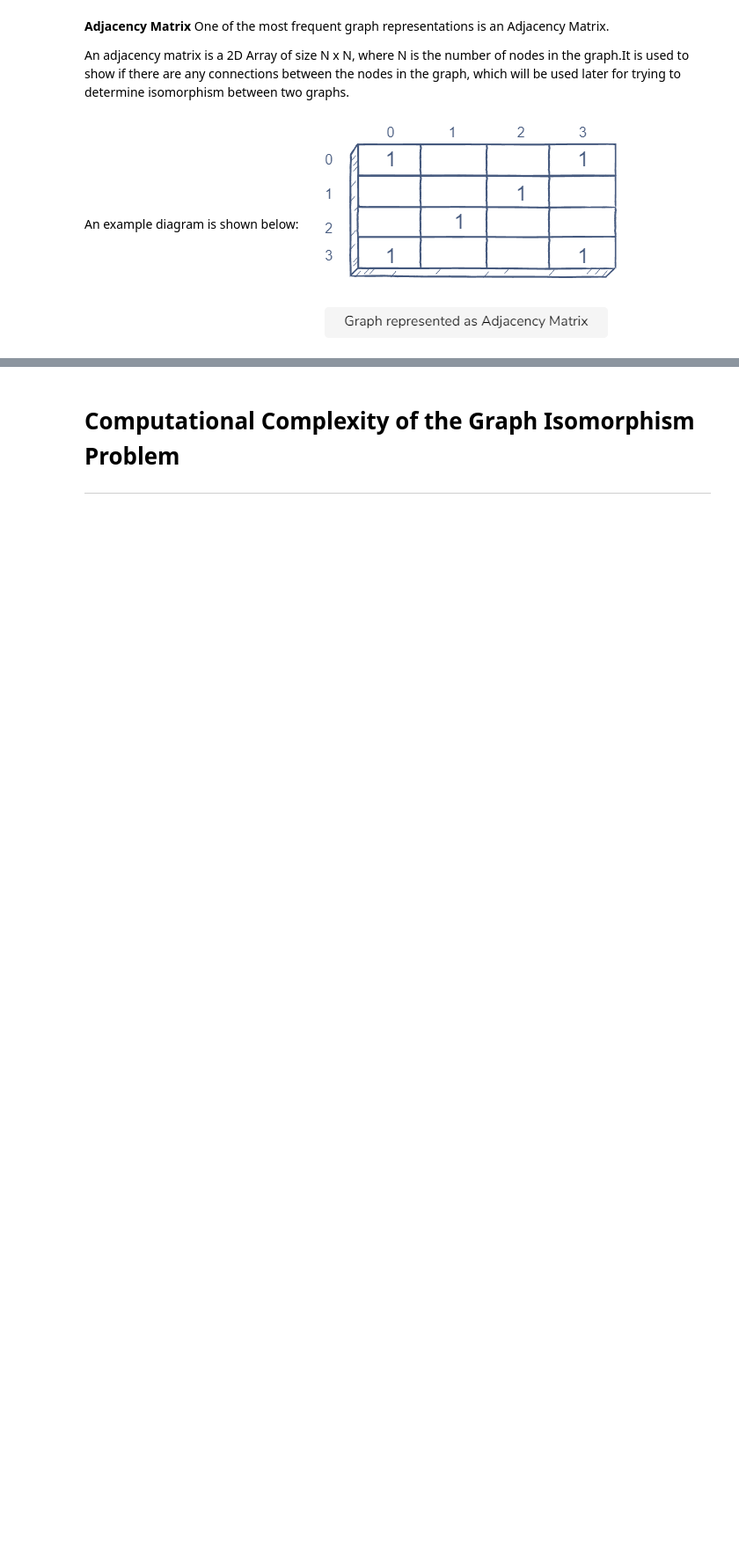
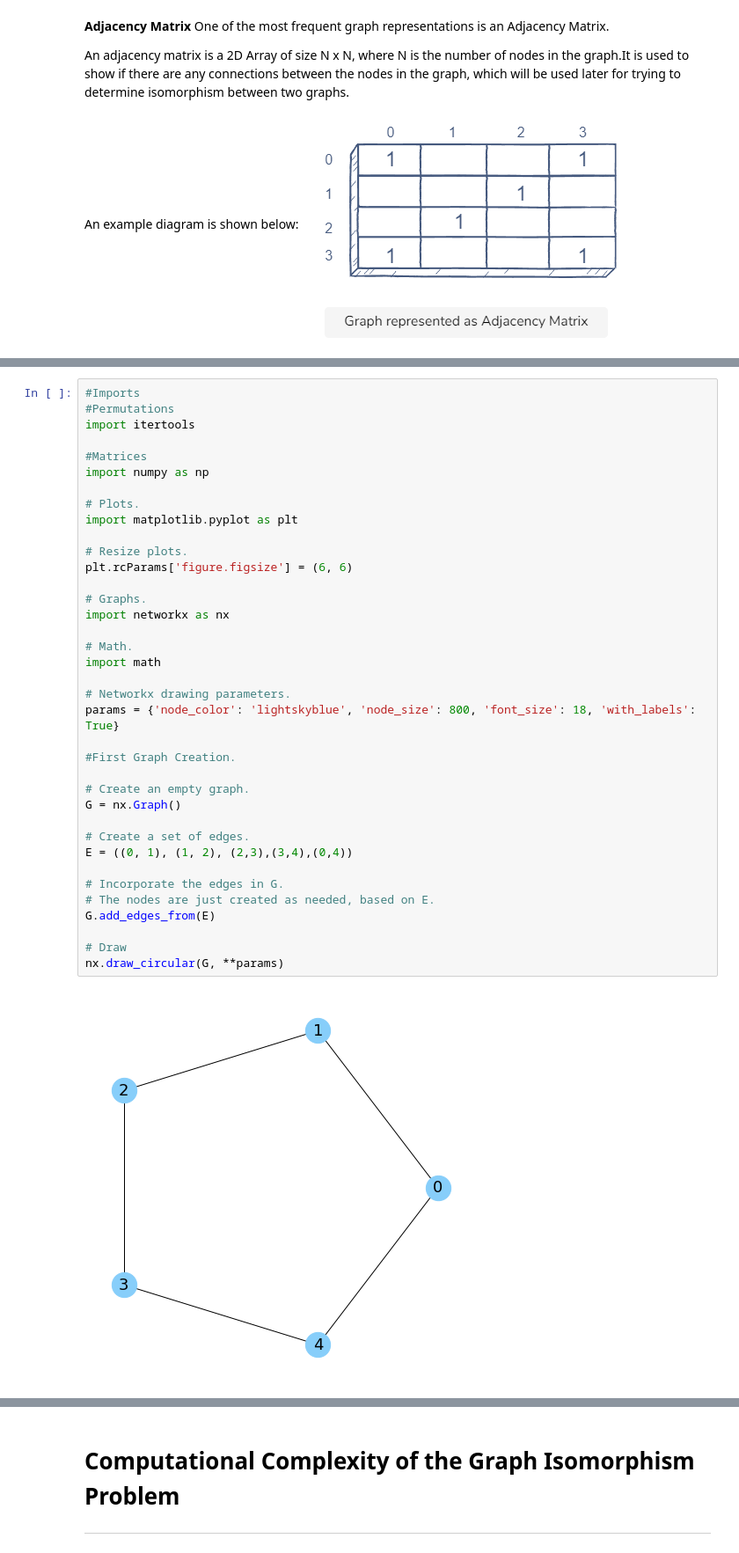
Before and after one commit to DylanCleary2000/GraphTheoryProject, a Jupyter notebook: graph-isomorphism.ipynb, the cells around one changed output, grey strips where cells are left out. Shown: that part at 88% size. Drawn from its saved outputs; the diff is of its cells as text; blank space fills up the shorter version.

Commit message:
Python Implementation for Testing if two graphs are isomorphic, also added references

```diff
--- a/graph-isomorphism.ipynb
+++ b/graph-isomorphism.ipynb
@@ -59,0 +118,39 @@ An example diagram is shown below:
+# %%
+#Imports
+#Permutations
+import itertools
+
+#Matrices
+import numpy as np
+
+# Plots.
+import matplotlib.pyplot as plt
+
+# Resize plots.
+plt.rcParams['figure.figsize'] = (6, 6)
+
+# Graphs.
+import networkx as nx
+
+# Math.
+import math
+
+# Networkx drawing parameters.
+params = {'node_color': 'lightskyblue', 'node_size': 800, 'font_size': 18, 'with_labels': True}
+
+#First Graph Creation.
+
+# Create an empty graph.
+G = nx.Graph()
+
+# Create a set of edges.
+E = ((0, 1), (1, 2), (2,3),(3,4),(0,4))
+
+# Incorporate the edges in G.
+# The nodes are just created as needed, based on E.
+G.add_edges_from(E)
+
+# Draw
+nx.draw_circular(G, **params)
+# %% [output]
+[figure, added]
```
Also changed, not shown: parts of 13 cells of this notebook.
